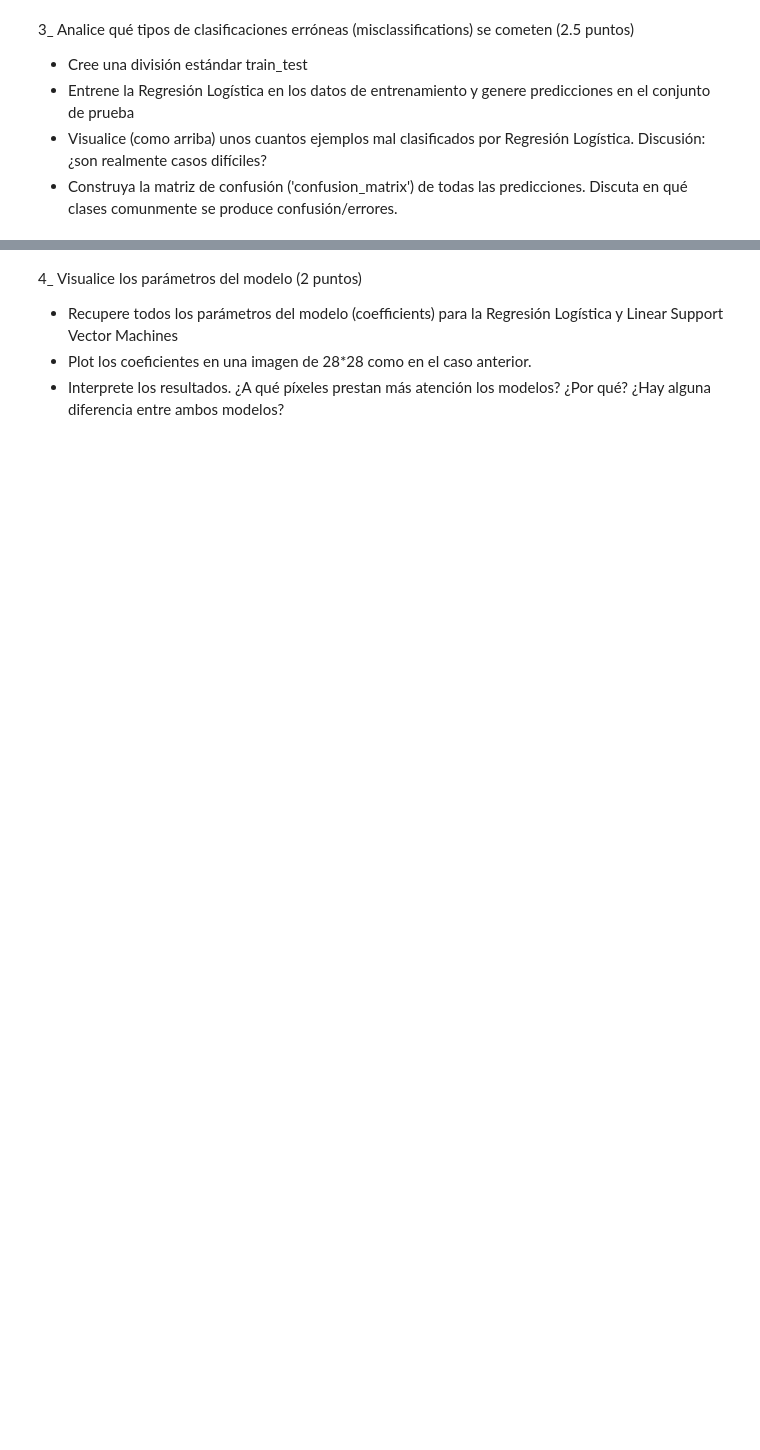
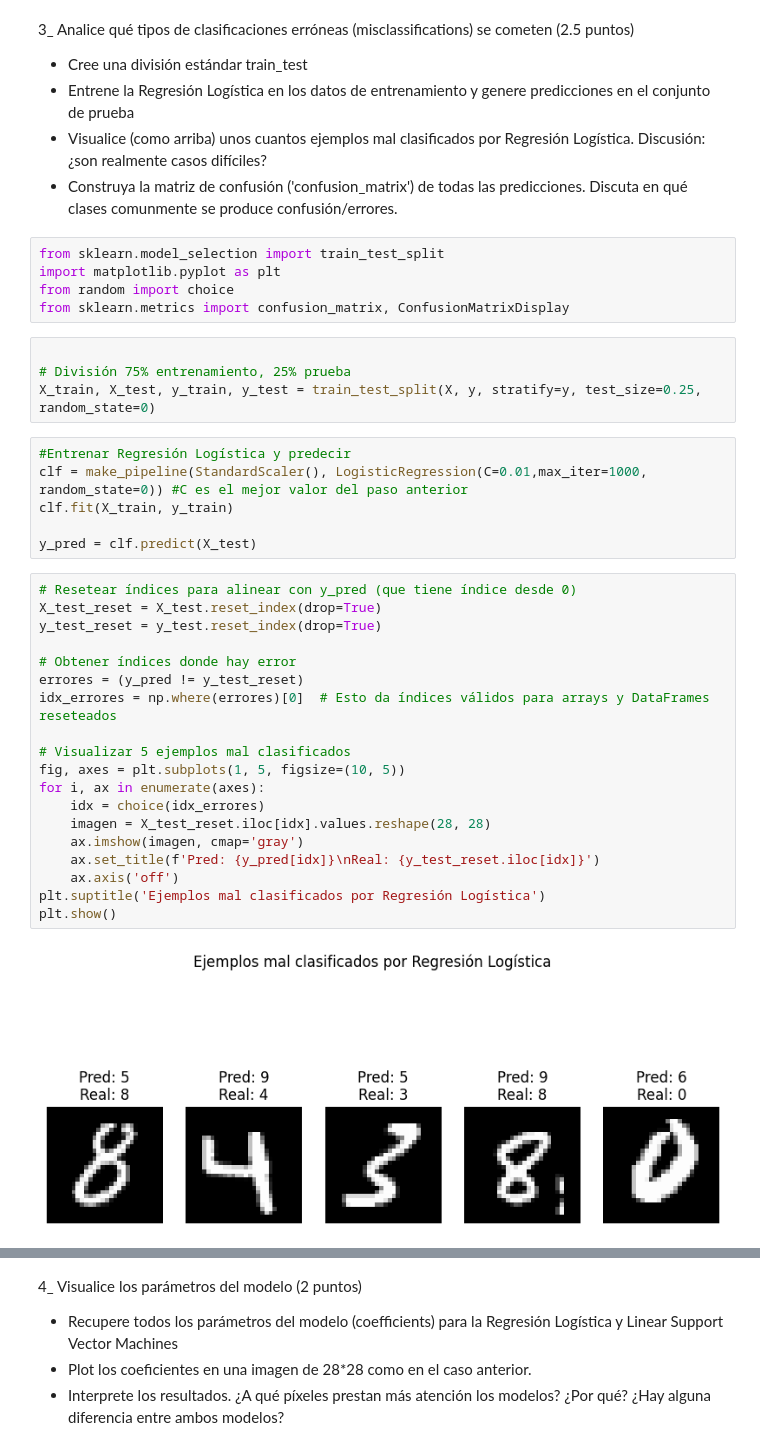
Before and after one commit to StefanoImanol/pc22025I, a Jupyter notebook: 2dapc_ia_2025I_v1_0.ipynb, the cells around one changed output, grey strips where cells are left out. Drawn from its saved outputs; the diff is of its cells as text; blank space fills up the shorter version.

```diff
--- a/2dapc_ia_2025I_v1_0.ipynb
+++ b/2dapc_ia_2025I_v1_0.ipynb
@@ -80,3 +205,39 @@ def plot_tuning(grid_search, param_name):
 - Entrene la Regresión Logística en los datos de entrenamiento y genere predicciones en el conjunto de prueba
 - Visualice (como arriba) unos cuantos ejemplos mal clasificados por Regresión Logística. Discusión: ¿son realmente casos difíciles?
 - Construya la matriz de confusión ('confusion_matrix') de todas las predicciones. Discuta en qué clases comunmente se produce confusión/errores.
+# %%
+from sklearn.model_selection import train_test_split
+import matplotlib.pyplot as plt
+from random import choice
+from sklearn.metrics import confusion_matrix, ConfusionMatrixDisplay
+# %%
+
+# División 75% entrenamiento, 25% prueba
+X_train, X_test, y_train, y_test = train_test_split(X, y, stratify=y, test_size=0.25, random_state=0)
+# %%
+#Entrenar Regresión Logística y predecir
+clf = make_pipeline(StandardScaler(), LogisticRegression(C=0.01,max_iter=1000, random_state=0)) #C es el mejor valor del paso anterior
+clf.fit(X_train, y_train)
+
+y_pred = clf.predict(X_test)
+# %%
+# Resetear índices para alinear con y_pred (que tiene índice desde 0)
+X_test_reset = X_test.reset_index(drop=True)
+y_test_reset = y_test.reset_index(drop=True)
+
+# Obtener índices donde hay error
+errores = (y_pred != y_test_reset)
+idx_errores = np.where(errores)[0]  # Esto da índices válidos para arrays y DataFrames reseteados
+
+# Visualizar 5 ejemplos mal clasificados
+fig, axes = plt.subplots(1, 5, figsize=(10, 5))
+for i, ax in enumerate(axes):
+    idx = choice(idx_errores)
+    imagen = X_test_reset.iloc[idx].values.reshape(28, 28)
+    ax.imshow(imagen, cmap='gray')
+    ax.set_title(f'Pred: {y_pred[idx]}\nReal: {y_test_reset.iloc[idx]}')
+    ax.axis('off')
+plt.suptitle('Ejemplos mal clasificados por Regresión Logística')
+plt.show()
+# %% [output]
+[figure, added]
```
Also changed, not shown: parts of 16 cells of this notebook.
